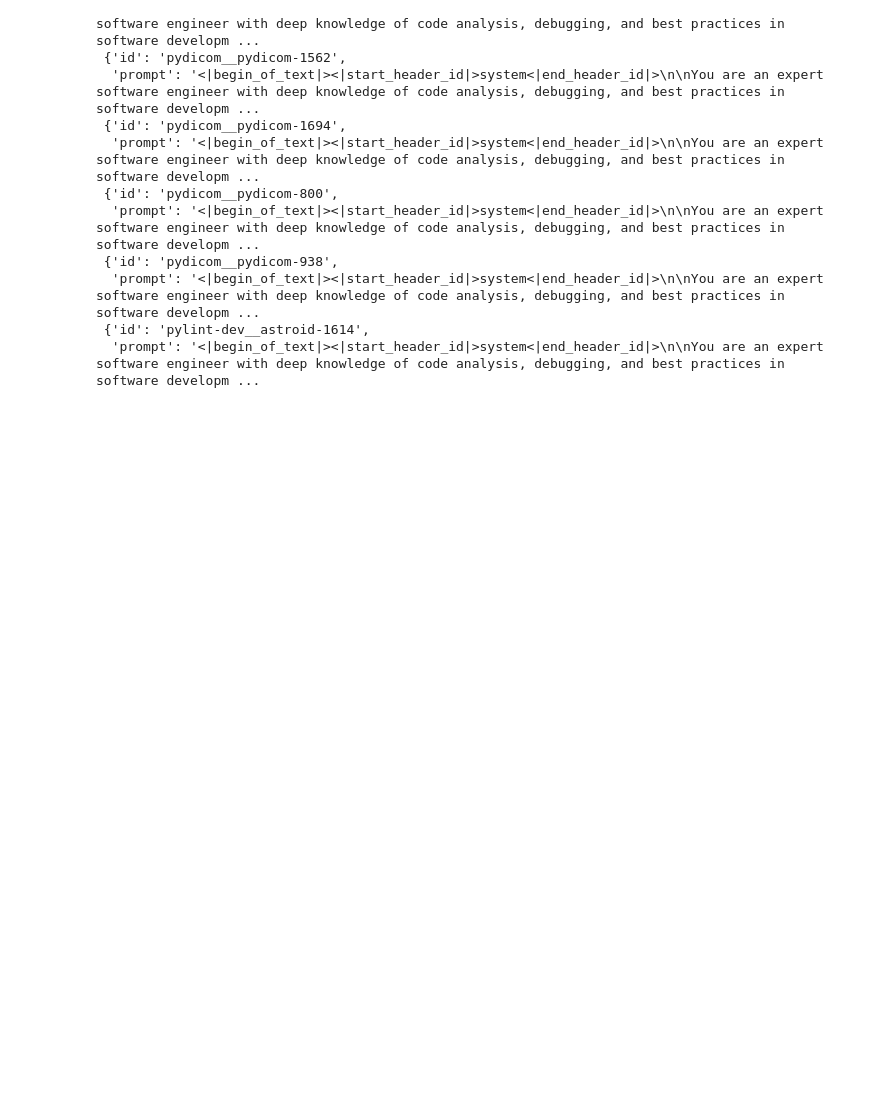
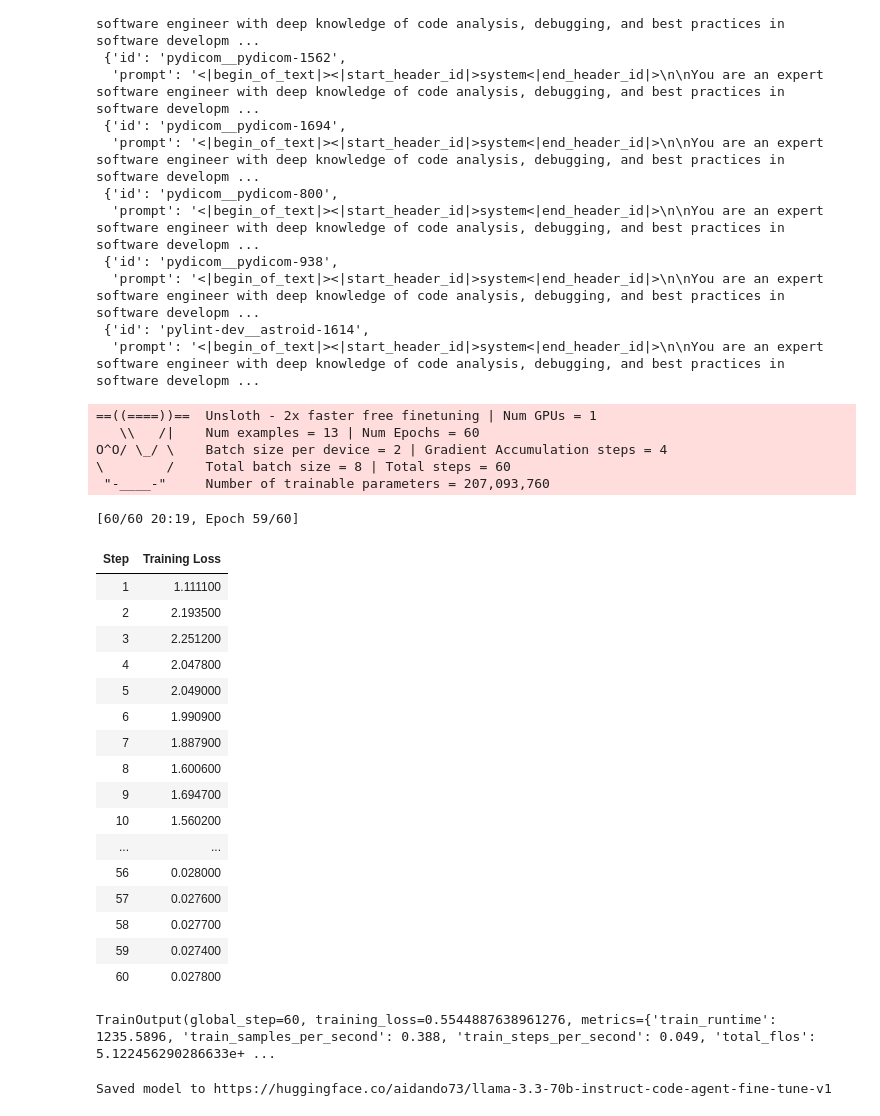
Before and after one commit to aidando73/hello-fine-tune, a Jupyter notebook: fine-tune1.ipynb, the cells around one changed output. Cells and saved outputs as stored; diff of their text form; code cells hidden in the pictures; blank space fills up the shorter version.

```diff
--- a/fine-tune1.ipynb
+++ b/fine-tune1.ipynb
@@ -90,10 +90,10 @@ trainer = SFTTrainer(
     args = TrainingArguments(
         per_device_train_batch_size = 2,
         gradient_accumulation_steps = 4,
-        warmup_steps = 20,
-        # max_steps = 60,
-        num_train_epochs = 10, # For longer training runs!
-        learning_rate = 1e-4,
+        warmup_steps = 5,
+        max_steps = 60,
+        # num_train_epochs = 1, # For longer training runs!
+        learning_rate = 2e-4,
         fp16 = not is_bfloat16_supported(),
         bf16 = is_bfloat16_supported(),
         logging_steps = 1,
@@ -105,3 +105,43 @@ trainer = SFTTrainer(
         report_to = "none", # Use this for WandB etc
     ),
 )
+# %%
+trainer_stats = trainer.train()
+trainer_stats
+# %% [output]
+==((====))==  Unsloth - 2x faster free finetuning | Num GPUs = 1
+   \\   /|    Num examples = 13 | Num Epochs = 60
+O^O/ \_/ \    Batch size per device = 2 | Gradient Accumulation steps = 4
+\        /    Total batch size = 8 | Total steps = 60
+ "-____-"     Number of trainable parameters = 207,093,760
+[60/60 20:19, Epoch 59/60]
+| Step | Training Loss |
+| 1 | 1.111100 |
+| 2 | 2.193500 |
+| 3 | 2.251200 |
+| 4 | 2.047800 |
+| 5 | 2.049000 |
+| 6 | 1.990900 |
+| 7 | 1.887900 |
+| 8 | 1.600600 |
+| 9 | 1.694700 |
+| 10 | 1.560200 |
+| ... | ... |
+| 56 | 0.028000 |
+| 57 | 0.027600 |
+| 58 | 0.027700 |
+| 59 | 0.027400 |
+| 60 | 0.027800 |
+TrainOutput(global_step=60, training_loss=0.5544887638961276, metrics={'train_runtime': 1235.5896, 'train_samples_per_second': 0.388, 'train_steps_per_second': 0.049, 'total_flos': 5.122456290286633e+ ...
+# %%
+load_dotenv()
+
+name = 'llama-3.3-70b-instruct-code-agent-fine-tune-v1'
+model.save_pretrained("models/" + name)
+tokenizer.save_pretrained("models/" + name)
+
+
+model.push_to_hub("aidando73/" + name, token=os.getenv("HUGGING_FACE_WRITE_TOKEN"))
+tokenizer.push_to_hub("aidando73/" + name, token=os.getenv("HUGGING_FACE_WRITE_TOKEN"))
+# %% [output]
+Saved model to https://huggingface.co/aidando73/llama-3.3-70b-instruct-code-agent-fine-tune-v1
```
Also changed, not shown: 1 other file.
